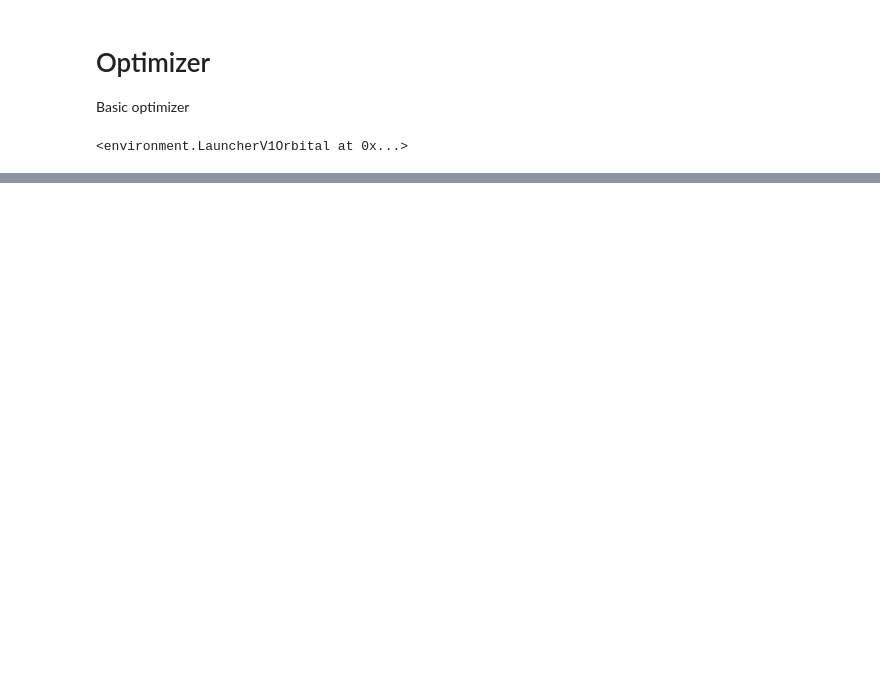
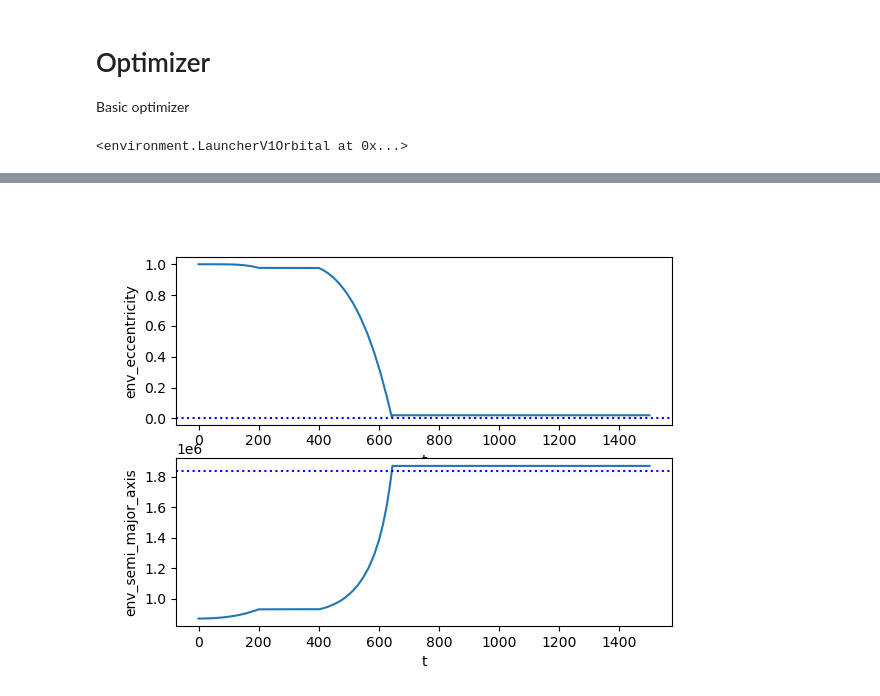
Before and after one commit to aarondewindt/thesis, a Jupyter notebook: code/trajectory_optimization_1/work/to_orbital/2_optimizer.ipynb, the cells around one changed output, grey strips where cells are left out. Cells and saved outputs as stored; diff of their text form; code cells hidden in the pictures; blank space fills up the shorter version.

```diff
--- a/code/trajectory_optimization_1/work/to_orbital/2_optimizer.ipynb
+++ b/code/trajectory_optimization_1/work/to_orbital/2_optimizer.ipynb
@@ -35,0 +62,4 @@ env
+# %%
+plotter.orbital_elements();
+# %% [output]
+[figure, added]
```
Also changed, not shown: parts of 7 cells of this notebook, 4 other files.
